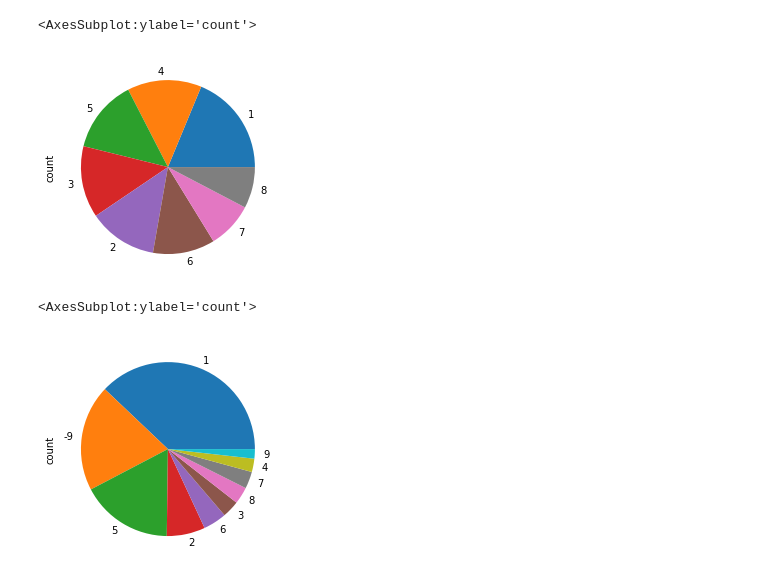
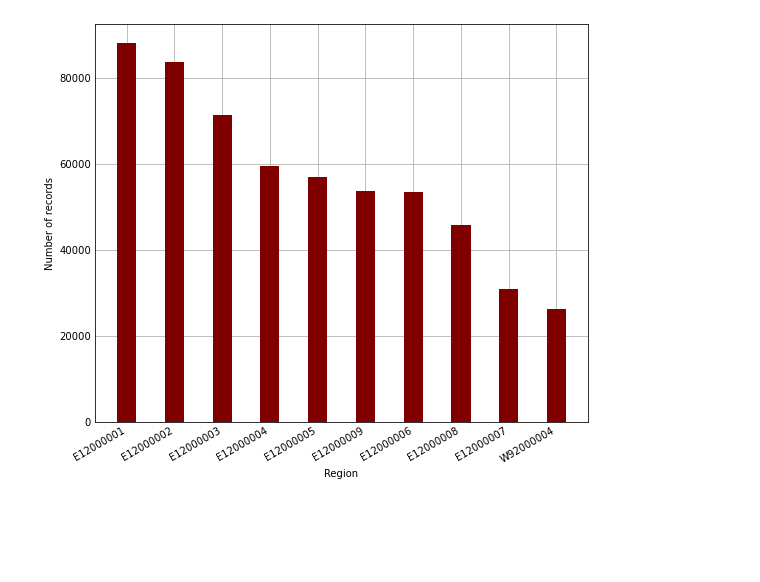
Before and after one commit to b0mbastik/PythonP2, a Jupyter notebook: analysis.ipynb, the cells around one changed output. Saved outputs shown, nothing was run; the diff lists cells and outputs as text; code cells hidden in the pictures; blank space fills up the shorter version.

Commit message:
Used matplotlib for graphs, will improve graph content soon

```diff
--- a/analysis.ipynb
+++ b/analysis.ipynb
@@ -1,10 +1,15 @@
 # %%
 import pandas as pd
+import matplotlib.pyplot as plt
 
 df = pd.read_csv('refined_census2011.csv')
+
+plt.style.use('_mpl-gallery')
 
 total_records = len(df)
 
 print("Total number of records:", total_records)
+
+print(df)
 # %% [output]
 Total number of records: 569741
@@ -21,10 +32,11 @@ df.Occupation.value_counts().plot(kind="bar")
-# %%
-df.Age.value_counts().plot(kind="pie")
-# %% [output]
-<AxesSubplot:ylabel='count'>
-[figure, removed]
-# %%
-df['Economic Activity'].value_counts().plot(kind="pie")
-# %% [output]
-<AxesSubplot:ylabel='count'>
-[figure, removed]
+# %%
+fig, ax = plt.subplots()
+ax.bar(df.Region.unique(), df.Region.value_counts().to_numpy(), color ='maroon', width = 0.4)
+plt.xlabel('Region')
+plt.ylabel('Number of records')
+fig.set_figwidth(7)
+fig.set_figheight(7)
+fig.autofmt_xdate()
+plt.show()
+# %% [output]
+[figure, added]
```
Also changed, not shown: parts of 6 cells of this notebook, 1 other file.
